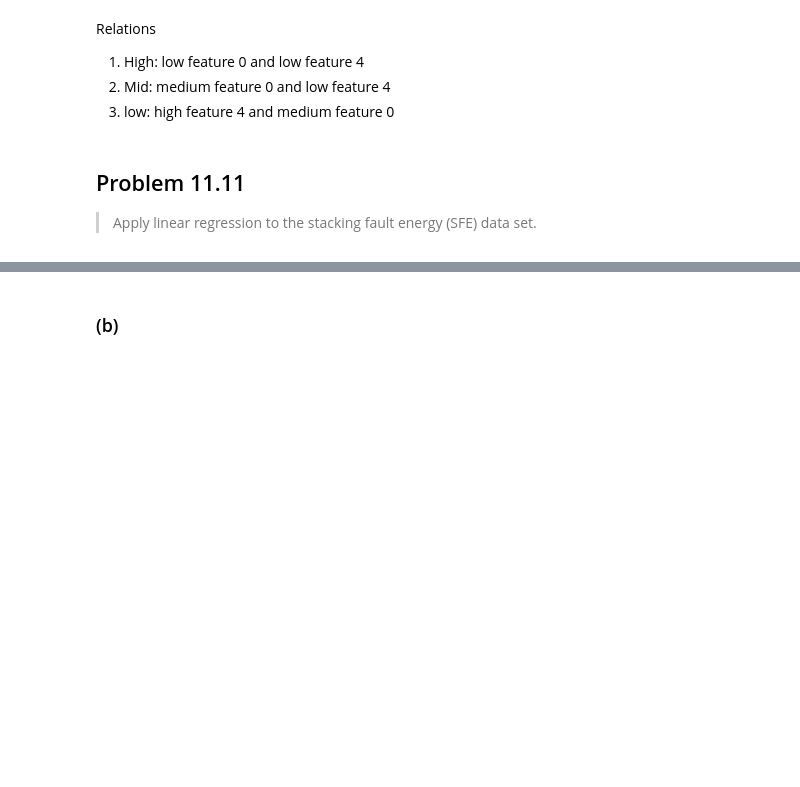
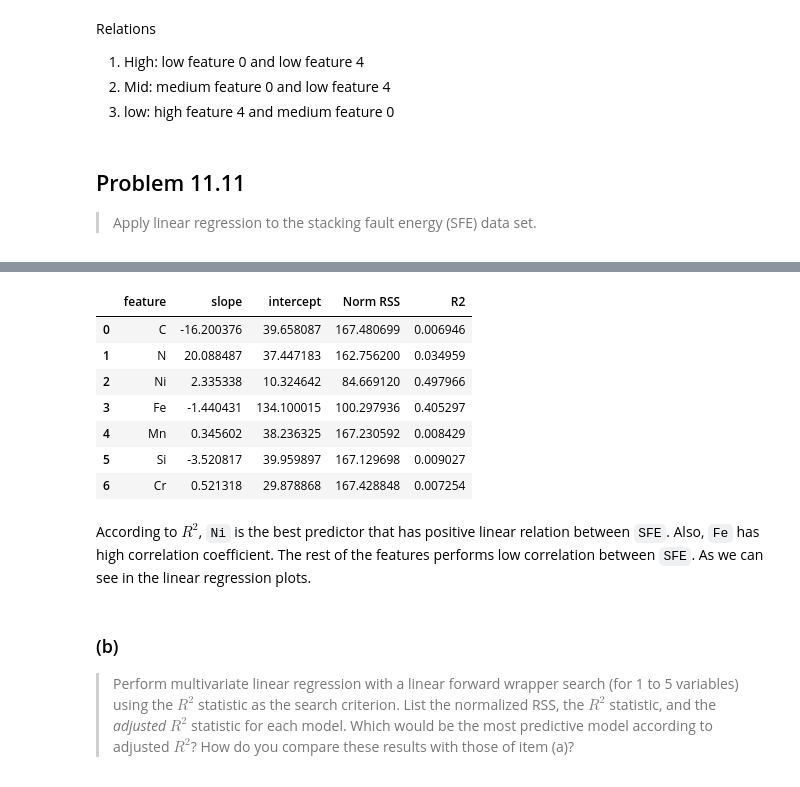
Before and after one commit to stevengogogo/ECEN649_Pattern-Recognition, a Jupyter notebook: hw/hw5.ipynb, the cells around one changed output, grey strips where cells are left out. Drawn from its saved outputs; the diff is of its cells as text; code cells hidden in the pictures; blank space fills up the shorter version.

```diff
--- a/hw/hw5.ipynb
+++ b/hw/hw5.ipynb
@@ -200,2 +285,17 @@ done in Example 11.4. List the fitted coefficients, the normalized RSS, and the
+# %%
+pd.DataFrame(res)
+# %% [output]
+|  | feature | slope | intercept | Norm RSS | R2 |
+| 0 | C | -16.200376 | 39.658087 | 167.480699 | 0.006946 |
+| 1 | N | 20.088487 | 37.447183 | 162.756200 | 0.034959 |
+| 2 | Ni | 2.335338 | 10.324642 | 84.669120 | 0.497966 |
+| 3 | Fe | -1.440431 | 134.100015 | 100.297936 | 0.405297 |
+| 4 | Mn | 0.345602 | 38.236325 | 167.230592 | 0.008429 |
+| 5 | Si | -3.520817 | 39.959897 | 167.129698 | 0.009027 |
+| 6 | Cr | 0.521318 | 29.878868 | 167.428848 | 0.007254 |
+# %% [markdown]
+According to $R^2$, `Ni` is the best predictor that has positive linear relation between `SFE`. Also, `Fe` has high correlation coefficient. The rest of the features performs low correlation between `SFE`. As we can see in the linear regression plots.
 # %% [markdown]
 ### (b)
+
+> Perform multivariate linear regression with a linear forward wrapper search (for 1 to 5 variables) using the $R^2$ statistic as the search criterion. List the normalized RSS, the $R^2$ statistic, and the *adjusted* $R^2$ statistic for each model. Which would be the most predictive model according to adjusted $R^2$? How do you compare these results with those of item (a)?
```
Also changed, not shown: parts of 11 cells of this notebook.
